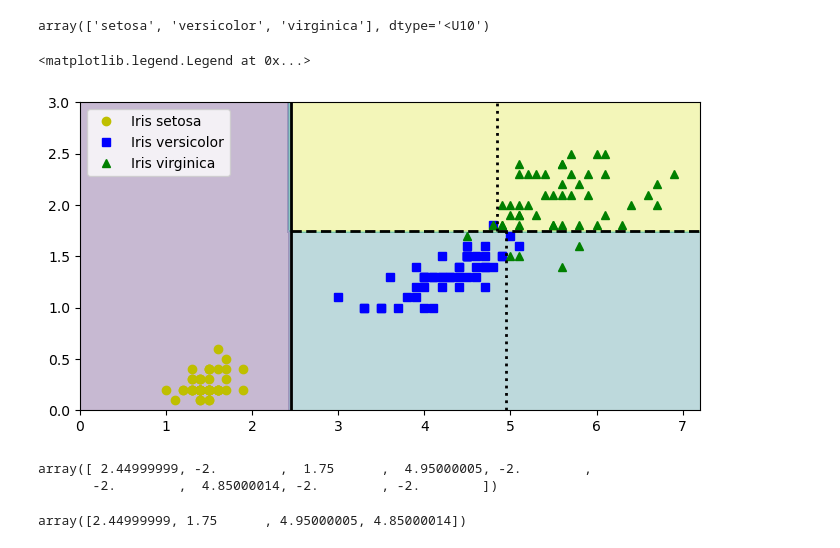
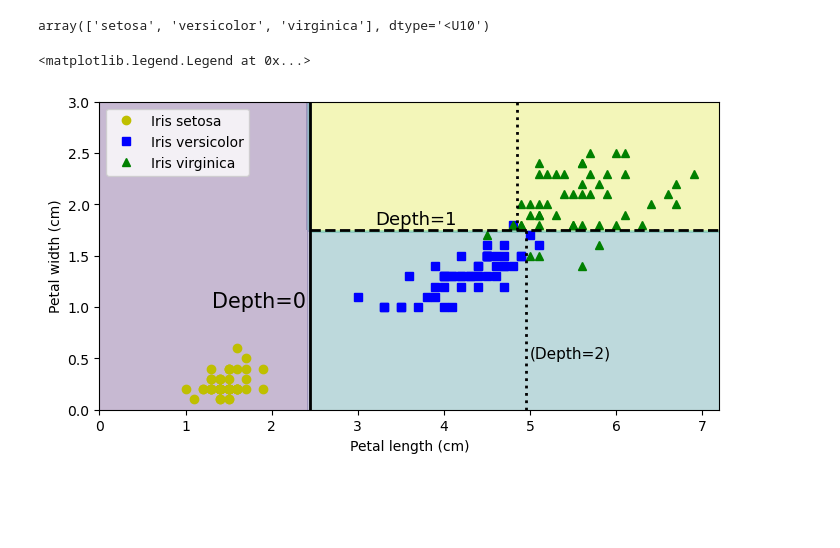
Before and after one commit to w-alkao/ml, a Jupyter notebook: notebook/Decision_trees.ipynb, the cells around one changed output. Saved outputs shown, nothing was run; the diff lists cells and outputs as text; code cells hidden in the pictures; blank space fills up the shorter version.

Commit message:
training decision tree model

```diff
--- a/notebook/Decision_trees.ipynb
+++ b/notebook/Decision_trees.ipynb
@@ -44,29 +44,27 @@ array(['setosa', 'versicolor', 'virginica'], dtype='<U10')
 # %%
 plt.figure(figsize=(8, 4))
 
 plt.contourf(lengths, widths, y_pred, alpha=0.3)
 for idx, (name, style) in enumerate(zip(iris.target_names, ("yo", "bs", "g^"))):
     plt.plot(X_iris[:, 0][y_iris == idx], X_iris[:, 1][y_iris == idx], style, label=f"Iris {name}")
 
 
 tree_clf_deeper = DecisionTreeClassifier(max_depth=3, random_state=42)
 tree_clf_deeper.fit(X_iris, y_iris)
 th0, th1, th2a, th2b = tree_clf_deeper.tree_.threshold[[0, 2, 3, 6]]
 plt.plot([th0, th0], [0, 3], "k-", linewidth=2)
 plt.plot([th0, 7.2], [th1, th1], "k--", linewidth=2)
 plt.plot([th2a, th2a], [0, th1], "k:", linewidth=2)
 plt.plot([th2b, th2b], [th1, 3], "k:", linewidth=2)
 
+plt.text(th0 - 0.05, 1.0, "Depth=0", horizontalalignment="right", fontsize=15)
+plt.text(3.2, th1 + 0.02, "Depth=1", verticalalignment="bottom", fontsize=13)
+plt.text(th2a + 0.05, 0.5, "(Depth=2)", fontsize=11)
+plt.axis([0, 7.2, 0, 3])
+
+plt.xlabel("Petal length (cm)")
+plt.ylabel("Petal width (cm)")
 plt.legend()
 # %% [output]
 <matplotlib.legend.Legend at 0x...>
-[figure, old version]
+[figure, new version]
-# %%
-tree_clf_deeper.tree_.threshold
-# %% [output]
-array([ 2.44999999, -2.        ,  1.75      ,  4.95000005, -2.        ,
-       -2.        ,  4.85000014, -2.        , -2.        ])
-# %%
-tree_clf_deeper.tree_.threshold[[0, 2, 3, 6]]
-# %% [output]
-array([2.44999999, 1.75      , 4.95000005, 4.85000014])
```
Also changed, not shown: parts of 3 cells of this notebook.
